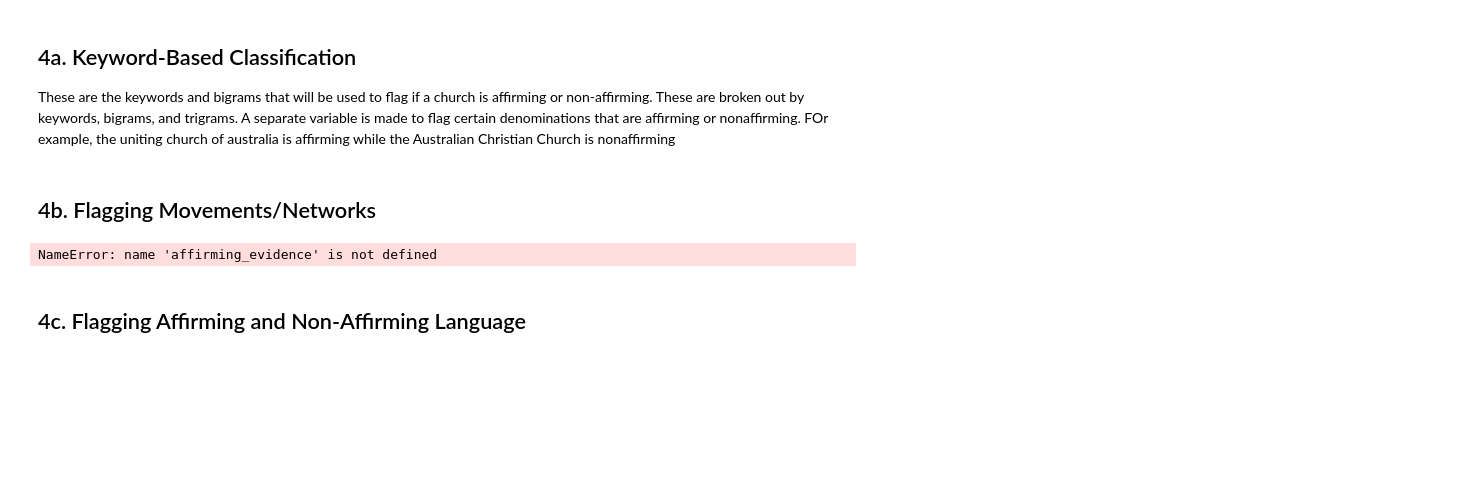
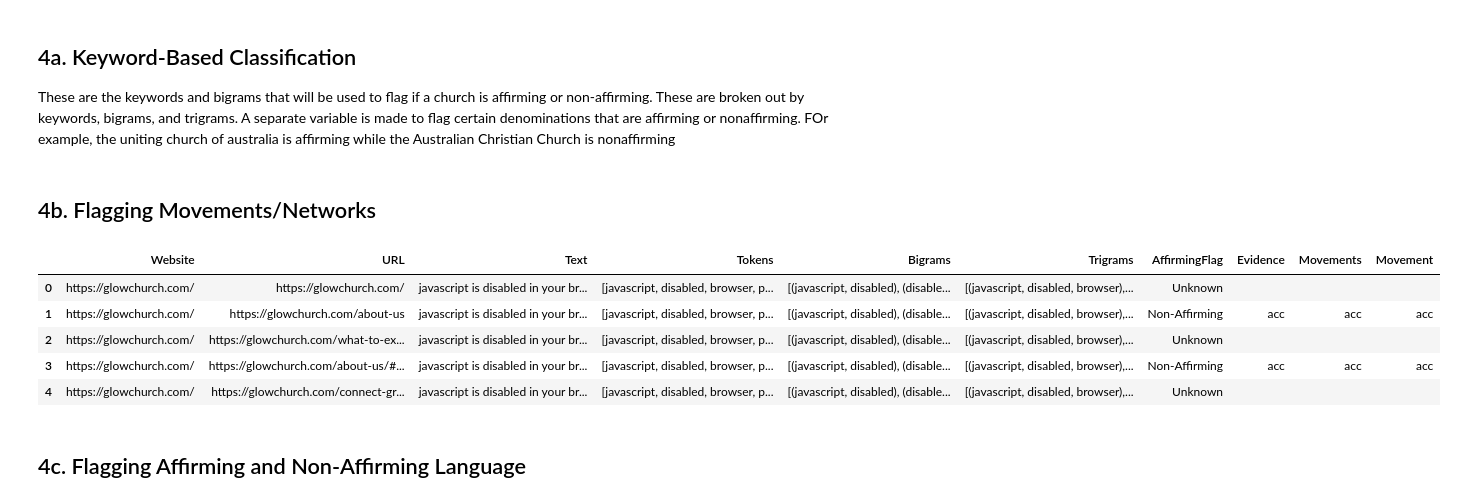
Before and after one commit to travisrutledge/churchclarityaus, a Jupyter notebook: churchclarityaus.ipynb, the cells around one changed output. Drawn from its saved outputs; the diff is of its cells as text; code cells hidden in the pictures; blank space fills up the shorter version.

Commit message:
made some improvements to movement flags

```diff
--- a/churchclarityaus.ipynb
+++ b/churchclarityaus.ipynb
@@ -482,9 +474,10 @@ These are the keywords and bigrams that will be used to flag if a church is affi
 # Affirming
 affirming_keywords = ["lgbt", "lgbtqia", "lbgtq+", "lgbtqia+", "queer", "bisexual", "lbgti"]
 
-affirming_bigrams = [("sexual", "orientation"), ("gender", "identity"), ("queer", "affirming")]
+affirming_bigrams = [("sexual", "orientation"), ("gender", "identity"), ("queer", "affirming"), ("sexual", "identities"),("sexual", "identity"),
+("gender", "identities")]
 
-affirming_movements = [("uniting")]
+affirming_movements = [("uniting"), "uca"]
 
 affirming_movements_bigrams = ["uniting", "church"]
 
@@ -493,7 +486,7 @@ non_affirming_keywords = ["homosexuality", "ssa"]
 
 non_affirming_bigrams = [("traditional", "marriage"), ("biblical","values"),("god's","design"),
 ("husband","wife"), ("same", "sex"), ("sex", "attraction"), ("biological", "sex"), ("biblical", "view"),
-("institution", "marriage"), ("husbands", "wives"), ("one", "woman")]
+("institution", "marriage"), ("husbands", "wives"), ("one", "woman"), ("man","woman")]
 
 non_affirming_trigrams = [("biblical", "view", "marriage"), ("same", "sex", "attracition")]
 
@@ -505,39 +498,54 @@ non_affirming_movements_trigrams = [("australian", "christian", "churches"), ("a
 # %%
 # Network flagging function to include evidence
 def flag_affirming_or_non_affirming_network_with_evidence(row):
     affirming_movement_evidence = []
     non_affirming_movement_evidence = []
+    detected_movement = ""  # To store movement name
 
     # Check for affirming movements/networks
     for word in row["Tokens"]:
         if word in affirming_movements:
             affirming_movement_evidence.append(word)
+            detected_movement = word  # Capture movement name
+
     for bigram in row["Bigrams"]:
         if bigram in affirming_movements_bigrams:
             affirming_movement_evidence.append(" ".join(bigram))
+            detected_movement = " ".join(bigram)  # Capture movement name
 
     # Check for non-affirming movements/networks
     for word in row["Tokens"]:
         if word in non_affirming_movements:
             non_affirming_movement_evidence.append(word)
+            detected_movement = word  # Capture movement name
+
     for trigram in row["Trigrams"]:
         if trigram in non_affirming_movements_trigrams:
-            non_affirming_movement_evidence
+            non_affirming_movement_evidence.append(" ".join(trigram))
+            detected_movement = " ".join(trigram)  # Capture movement name
 
     # Determine the flag and evidence
     if affirming_movement_evidence:
-        return "Affirming", ", ".join(affirming_evidence)  # Affirming with evidence
+        return "Affirming", ", ".join(affirming_movement_evidence), detected_movement  # Affirming with evidence
     elif non_affirming_movement_evidence:
-        return "Non-Affirming", ", ".join(non_affirming_evidence)  # Non-Affirming with evidence
+        return "Non-Affirming", ", ".join(non_affirming_movement_evidence), detected_movement  # Non-Affirming with evidence
     else:
-        return "Unknown", ""  # Neither found
+        return "Unknown", "", ""  # Neither found
 
 # Apply the updated function
-df_cleaned[["AffirmingFlag", "Evidence"]] = df_cleaned.apply(
+df_cleaned[["AffirmingFlag", "Evidence", "Movement"]] = df_cleaned.apply(
     lambda row: pd.Series(flag_affirming_or_non_affirming_network_with_evidence(row)), axis=1
 )
+
+# Display results
+df_cleaned.head()
 # %% [output]
-NameError: name 'affirming_evidence' is not defined
+|  | Website | URL | Text | Tokens | Bigrams | Trigrams | AffirmingFlag | Evidence | Movements | Movement |
+| 0 | https://glowchurch.com/ | https://glowchurch.com/ | javascript is disabled in your br... | [javascript, disabled, browser, p... | [(javascript, disabled), (disable... | [(javascript, disabled, browser),... | Unknown |  |  |  |
+| 1 | https://glowchurch.com/ | https://glowchurch.com/about-us | javascript is disabled in your br... | [javascript, disabled, browser, p... | [(javascript, disabled), (disable... | [(javascript, disabled, browser),... | Non-Affirming | acc | acc | acc |
+| 2 | https://glowchurch.com/ | https://glowchurch.com/what-to-ex... | javascript is disabled in your br... | [javascript, disabled, browser, p... | [(javascript, disabled), (disable... | [(javascript, disabled, browser),... | Unknown |  |  |  |
+| 3 | https://glowchurch.com/ | https://glowchurch.com/about-us/#... | javascript is disabled in your br... | [javascript, disabled, browser, p... | [(javascript, disabled), (disable... | [(javascript, disabled, browser),... | Non-Affirming | acc | acc | acc |
+| 4 | https://glowchurch.com/ | https://glowchurch.com/connect-gr... | javascript is disabled in your br... | [javascript, disabled, browser, p... | [(javascript, disabled), (disable... | [(javascript, disabled, browser),... | Unknown |  |  |  |
 # %% [markdown]
 ## 4c. Flagging Affirming and Non-Affirming Language
 # %%
```
Also changed, not shown: parts of 4 cells of this notebook.
